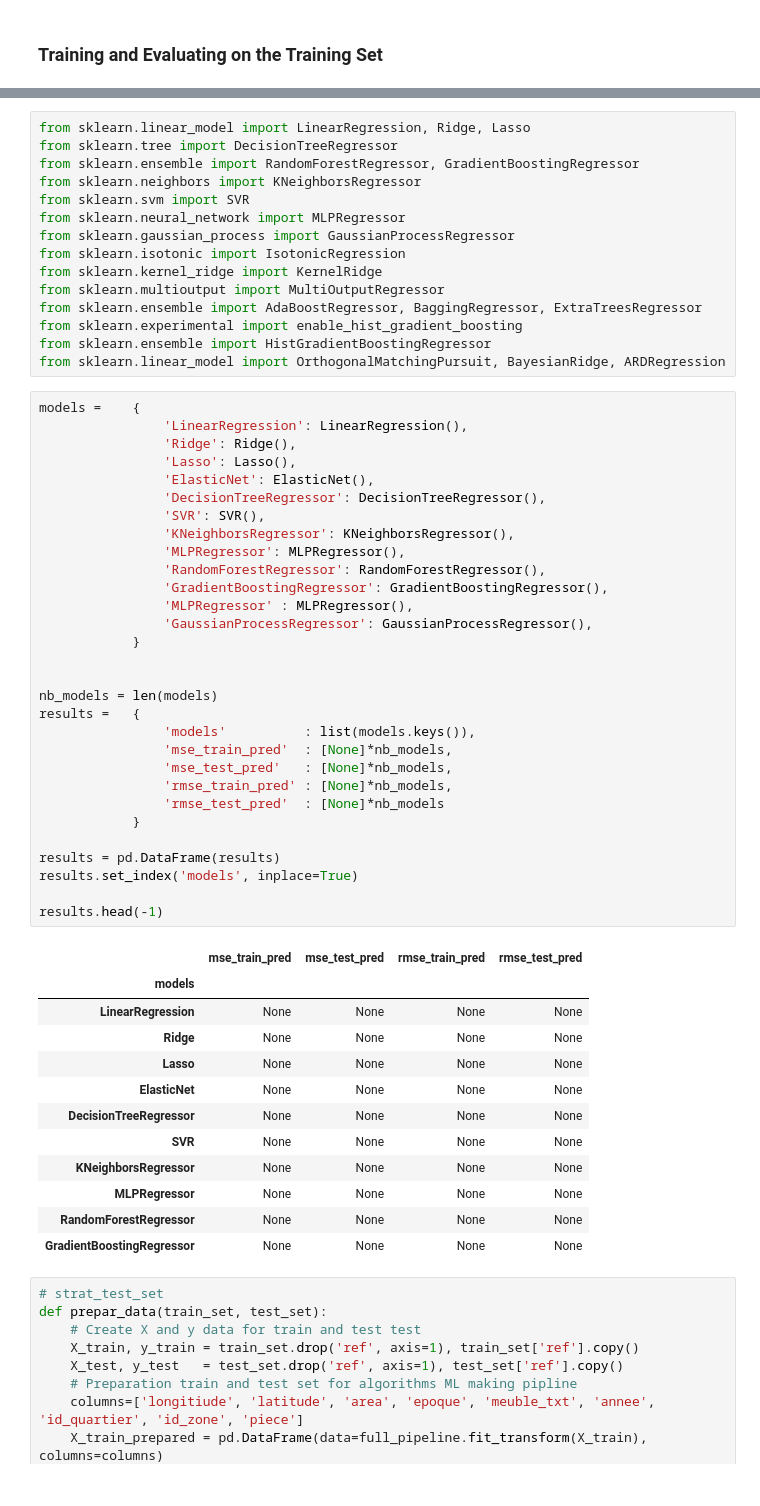
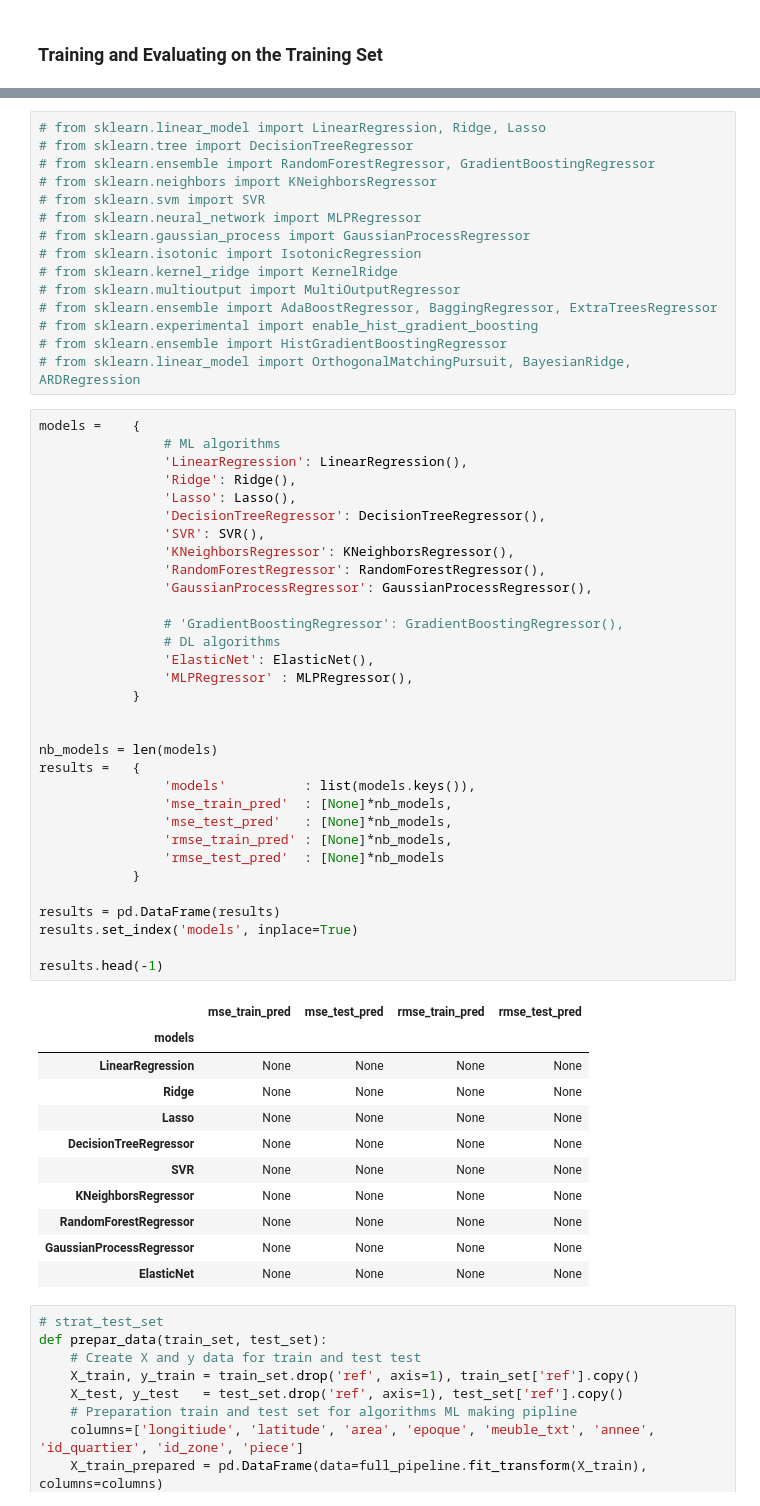
Before and after one commit to BranisGh/Data-Science-Projects, a Jupyter notebook: paris_housing.ipynb, the cells around one changed output, grey strips where cells are left out. Cells and saved outputs as stored; diff of their text form.

```diff
--- a/paris_housing.ipynb
+++ b/paris_housing.ipynb
@@ -745,61 +1077,62 @@ housing_prepared.head(3)
 # %%
-from sklearn.linear_model import LinearRegression, Ridge, Lasso
-from sklearn.tree import DecisionTreeRegressor
-from sklearn.ensemble import RandomForestRegressor, GradientBoostingRegressor
-from sklearn.neighbors import KNeighborsRegressor
-from sklearn.svm import SVR
-from sklearn.neural_network import MLPRegressor
-from sklearn.gaussian_process import GaussianProcessRegressor
-from sklearn.isotonic import IsotonicRegression
-from sklearn.kernel_ridge import KernelRidge
-from sklearn.multioutput import MultiOutputRegressor
-from sklearn.ensemble import AdaBoostRegressor, BaggingRegressor, ExtraTreesRegressor
-from sklearn.experimental import enable_hist_gradient_boosting
-from sklearn.ensemble import HistGradientBoostingRegressor
-from sklearn.linear_model import OrthogonalMatchingPursuit, BayesianRidge, ARDRegression
+# from sklearn.linear_model import LinearRegression, Ridge, Lasso
+# from sklearn.tree import DecisionTreeRegressor
+# from sklearn.ensemble import RandomForestRegressor, GradientBoostingRegressor
+# from sklearn.neighbors import KNeighborsRegressor
+# from sklearn.svm import SVR
+# from sklearn.neural_network import MLPRegressor
+# from sklearn.gaussian_process import GaussianProcessRegressor
+# from sklearn.isotonic import IsotonicRegression
+# from sklearn.kernel_ridge import KernelRidge
+# from sklearn.multioutput import MultiOutputRegressor
+# from sklearn.ensemble import AdaBoostRegressor, BaggingRegressor, ExtraTreesRegressor
+# from sklearn.experimental import enable_hist_gradient_boosting
+# from sklearn.ensemble import HistGradientBoostingRegressor
+# from sklearn.linear_model import OrthogonalMatchingPursuit, BayesianRidge, ARDRegression
 # %%
 models =    {
+                # ML algorithms
                 'LinearRegression': LinearRegression(),
                 'Ridge': Ridge(),
                 'Lasso': Lasso(),
-                'ElasticNet': ElasticNet(),
                 'DecisionTreeRegressor': DecisionTreeRegressor(),
                 'SVR': SVR(),
                 'KNeighborsRegressor': KNeighborsRegressor(),
-                'MLPRegressor': MLPRegressor(),
                 'RandomForestRegressor': RandomForestRegressor(),
-                'GradientBoostingRegressor': GradientBoostingRegressor(),
+                'GaussianProcessRegressor': GaussianProcessRegressor(),
+
+                # 'GradientBoostingRegressor': GradientBoostingRegressor(),
+                # DL algorithms
+                'ElasticNet': ElasticNet(),
                 'MLPRegressor' : MLPRegressor(),
-                'GaussianProcessRegressor': GaussianProcessRegressor(),
             }
 
 
 nb_models = len(models)
 results =   {
                 'models'          : list(models.keys()),
                 'mse_train_pred'  : [None]*nb_models,
                 'mse_test_pred'   : [None]*nb_models,
                 'rmse_train_pred' : [None]*nb_models,
                 'rmse_test_pred'  : [None]*nb_models
             }
 
 results = pd.DataFrame(results)
 results.set_index('models', inplace=True)
 
 results.head(-1)
 # %% [output]
 |  | mse_train_pred | mse_test_pred | rmse_train_pred | rmse_test_pred |
 | models |  |  |  |  |
 | LinearRegression | None | None | None | None |
 | Ridge | None | None | None | None |
 | Lasso | None | None | None | None |
-| ElasticNet | None | None | None | None |
 | DecisionTreeRegressor | None | None | None | None |
 | SVR | None | None | None | None |
 | KNeighborsRegressor | None | None | None | None |
-| MLPRegressor | None | None | None | None |
 | RandomForestRegressor | None | None | None | None |
-| GradientBoostingRegressor | None | None | None | None |
+| GaussianProcessRegressor | None | None | None | None |
+| ElasticNet | None | None | None | None |
 # %%
 # strat_test_set
 def prepar_data(train_set, test_set):
```
Also changed, not shown: parts of 24 cells of this notebook.
